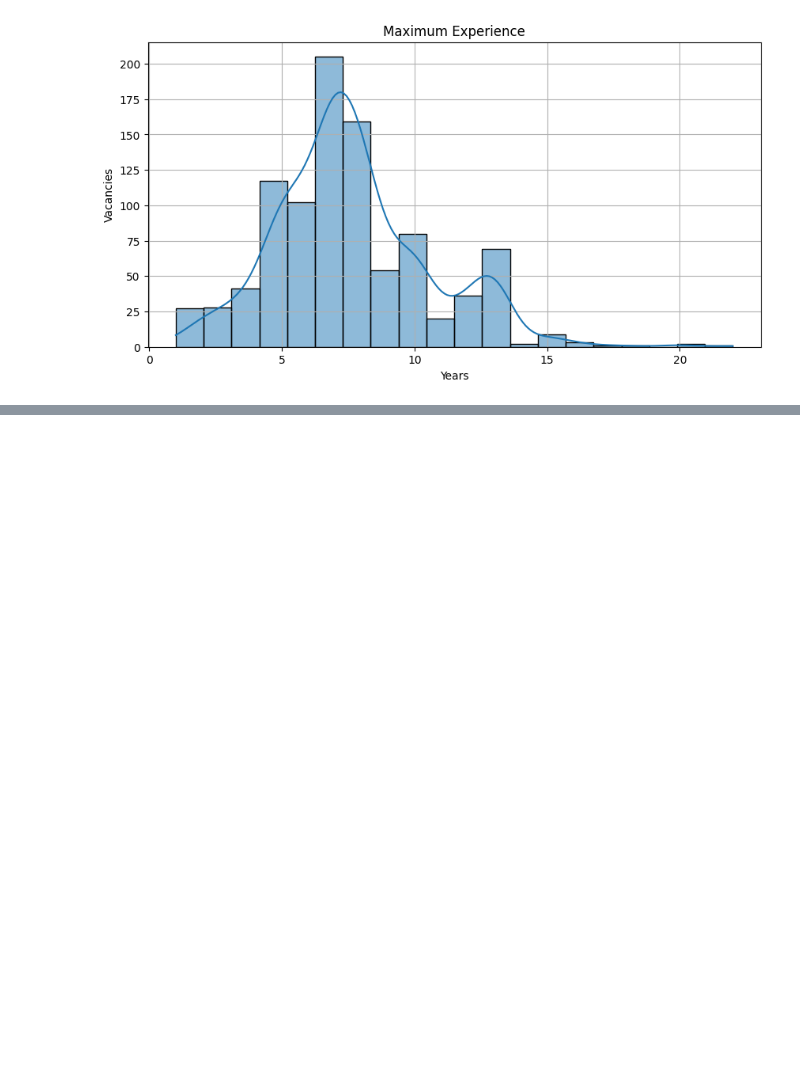
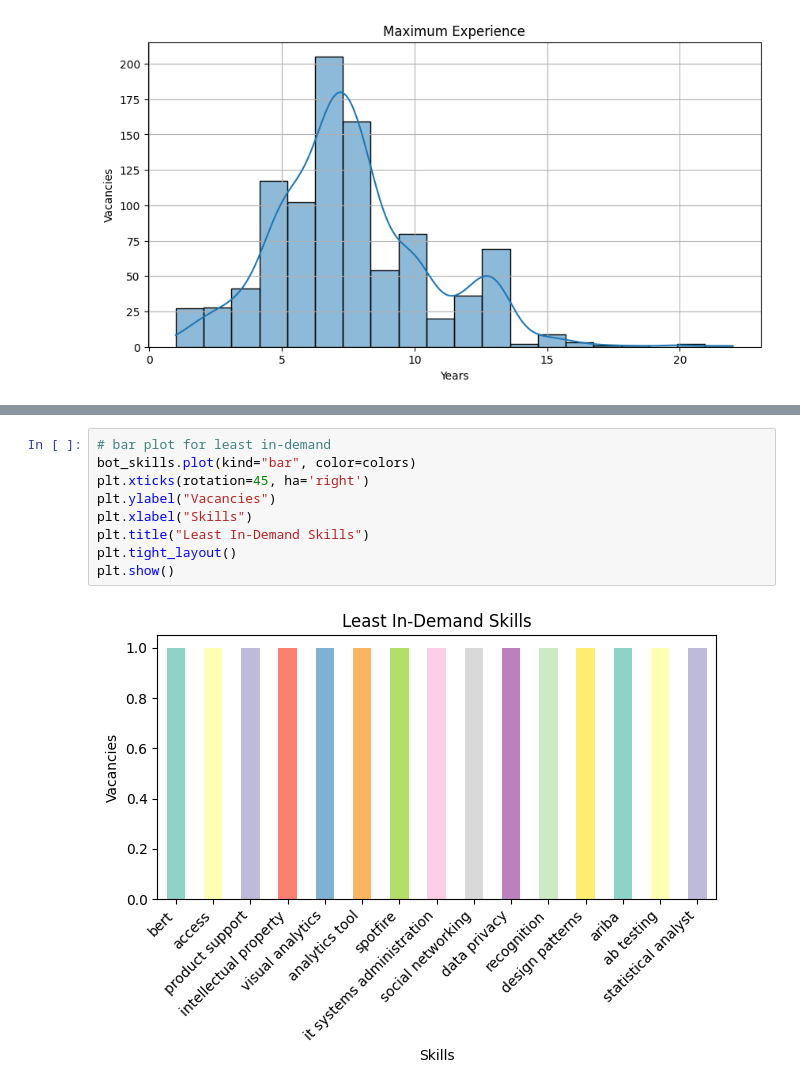
Before and after one commit to zkhechadoorian/datasciNaukri, a Jupyter notebook: notebooks/clean.ipynb, the cells around one changed output, grey strips where cells are left out. Drawn from its saved outputs; the diff is of its cells as text; blank space fills up the shorter version.

```diff
--- a/notebooks/clean.ipynb
+++ b/notebooks/clean.ipynb
@@ -232,0 +294,11 @@ plt.show()
+# %%
+# bar plot for least in-demand
+bot_skills.plot(kind="bar", color=colors)
+plt.xticks(rotation=45, ha='right')
+plt.ylabel("Vacancies")
+plt.xlabel("Skills")
+plt.title("Least In-Demand Skills")
+plt.tight_layout()
+plt.show()
+# %% [output]
+[figure, added]
```
Also changed, not shown: parts of 35 cells of this notebook, 1 other file.
